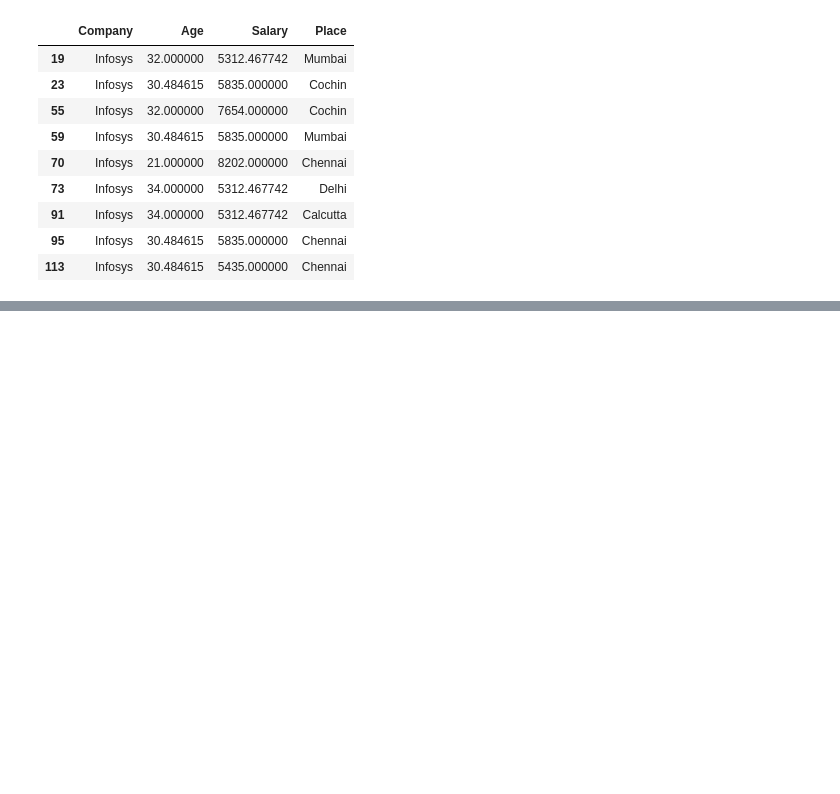
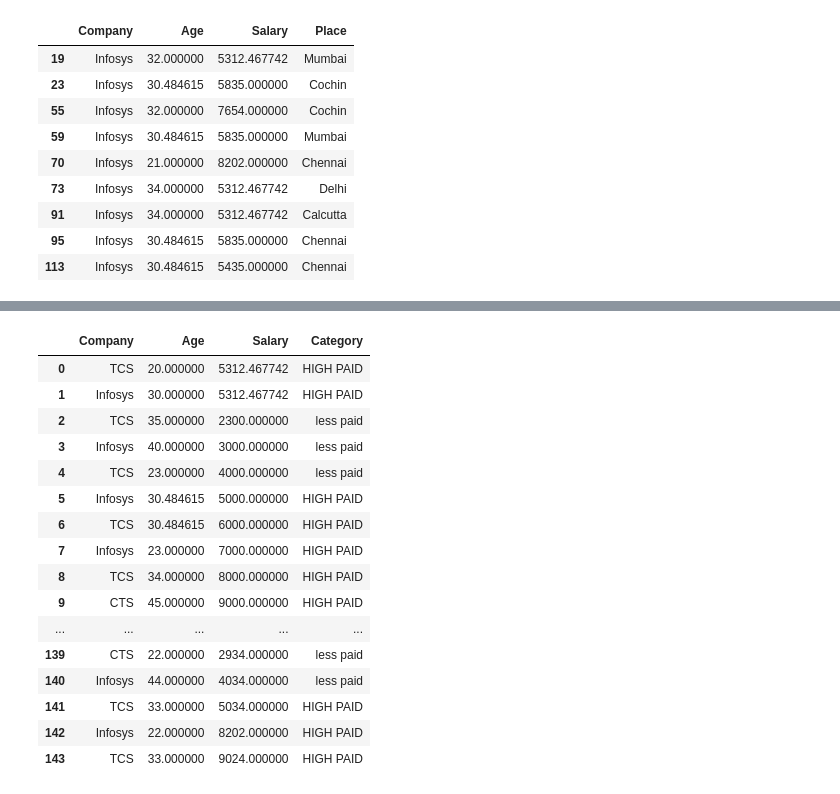
Before and after one commit to RaghulRameshTrainer/Ericsson_PythonSep2022, a Jupyter notebook: pandas_ex.ipynb, the cells around one changed output, grey strips where cells are left out. Cells and saved outputs as stored; diff of their text form; code cells hidden in the pictures; blank space fills up the shorter version.

```diff
--- a/pandas_ex.ipynb
+++ b/pandas_ex.ipynb
@@ -294,0 +397,27 @@ df[(df['Company']=='Infosys') & ((df['Place']=='Chennai') | (df['Age']>30)) & (d
+# %%
+def get_category(sal):
+    if sal>=5000:
+        return "HIGH PAID"
+    return "less paid"
+# %%
+df['Category']=df['Salary'].apply(get_category)
+# %%
+df
+# %% [output]
+|  | Company | Age | Salary | Category |
+| 0 | TCS | 20.000000 | 5312.467742 | HIGH PAID |
+| 1 | Infosys | 30.000000 | 5312.467742 | HIGH PAID |
+| 2 | TCS | 35.000000 | 2300.000000 | less paid |
+| 3 | Infosys | 40.000000 | 3000.000000 | less paid |
+| 4 | TCS | 23.000000 | 4000.000000 | less paid |
+| 5 | Infosys | 30.484615 | 5000.000000 | HIGH PAID |
+| 6 | TCS | 30.484615 | 6000.000000 | HIGH PAID |
+| 7 | Infosys | 23.000000 | 7000.000000 | HIGH PAID |
+| 8 | TCS | 34.000000 | 8000.000000 | HIGH PAID |
+| 9 | CTS | 45.000000 | 9000.000000 | HIGH PAID |
+| ... | ... | ... | ... | ... |
+| 139 | CTS | 22.000000 | 2934.000000 | less paid |
+| 140 | Infosys | 44.000000 | 4034.000000 | less paid |
+| 141 | TCS | 33.000000 | 5034.000000 | HIGH PAID |
+| 142 | Infosys | 22.000000 | 8202.000000 | HIGH PAID |
+| 143 | TCS | 33.000000 | 9024.000000 | HIGH PAID |
```
Also changed, not shown: parts of 20 cells of this notebook.
